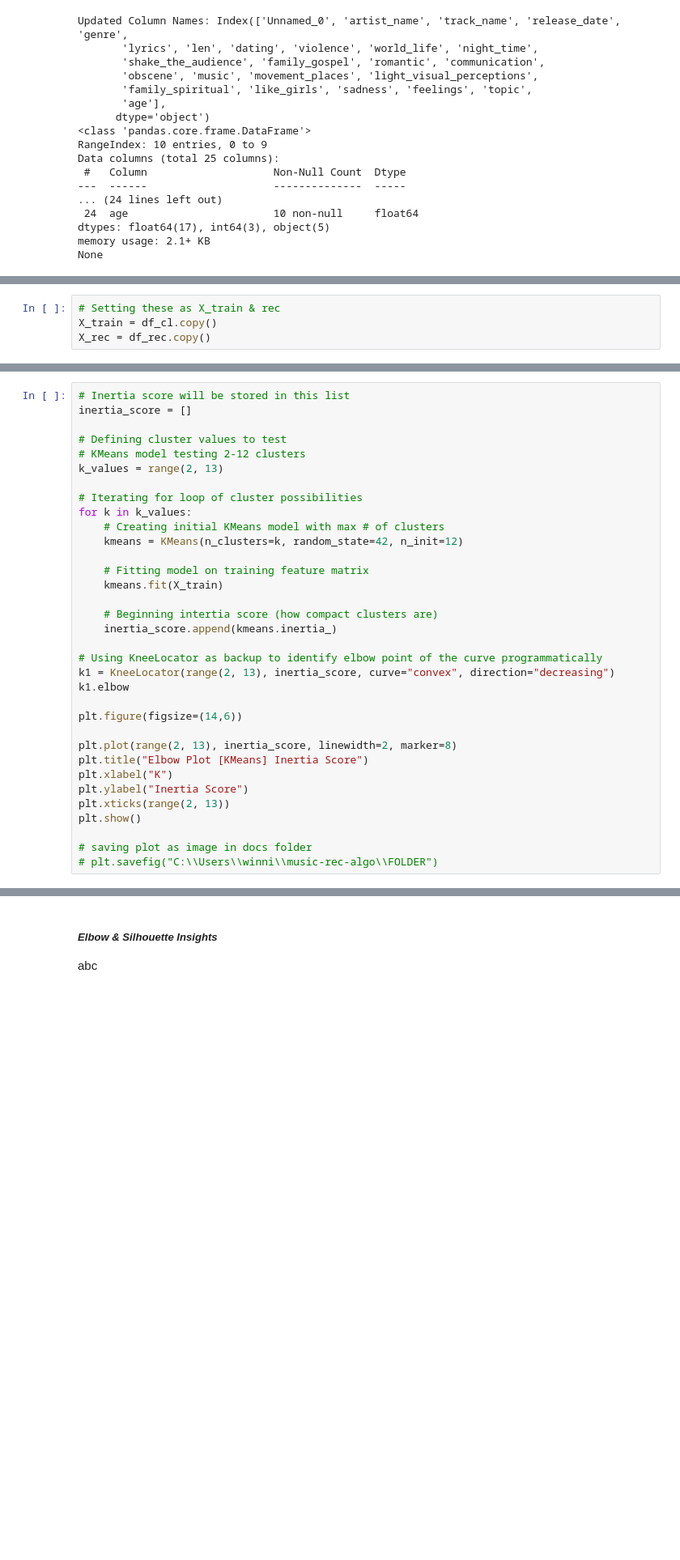
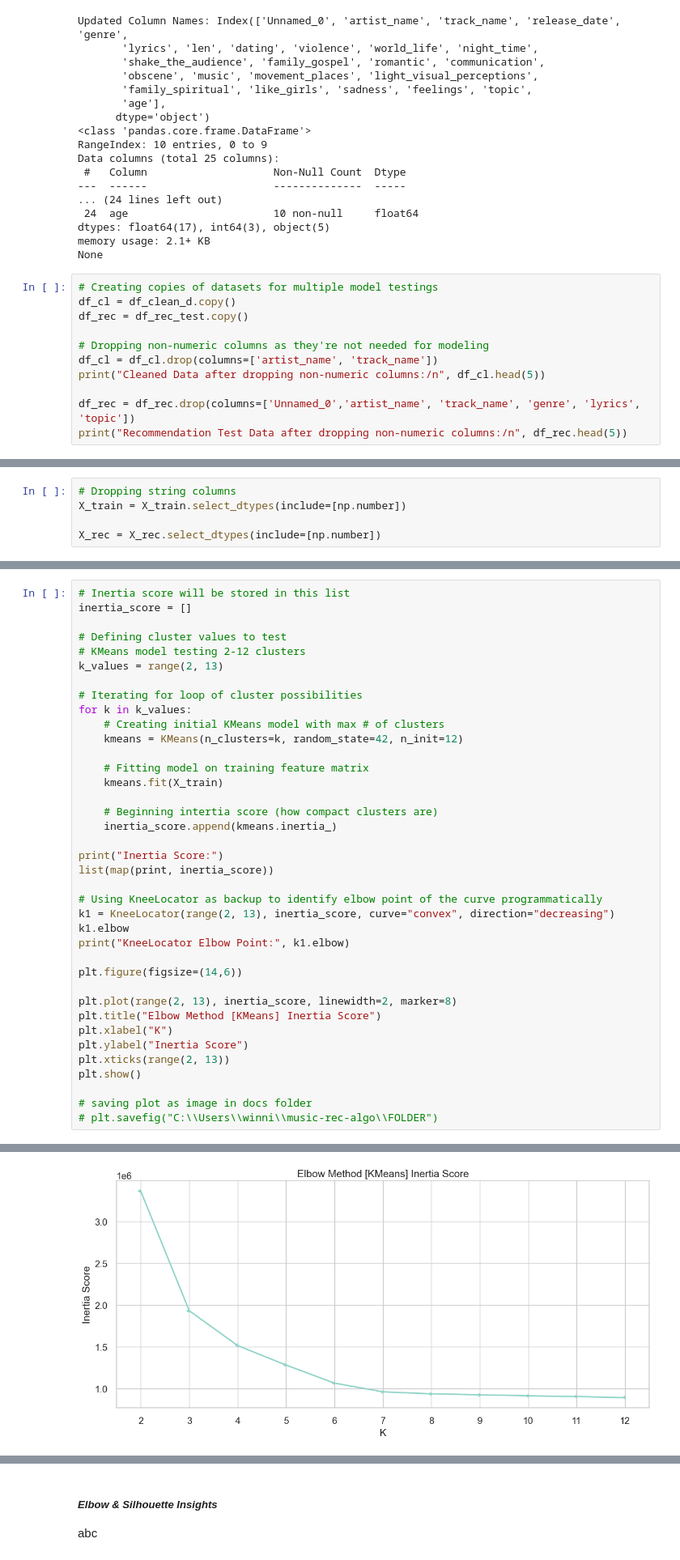
Before and after one commit to winni-datadiva/music-rec-algo, a Jupyter notebook: Code/03_Model.ipynb, the cells around one changed output, grey strips where cells are left out. Shown at 81% size. Cells and saved outputs as stored; diff of their text form; blank space fills up the shorter version.

Commit message:
updated inertia, silhouette, & knee methods with plots

```diff
--- a/Code/03_Model.ipynb
+++ b/Code/03_Model.ipynb
@@ -159,3 +161,14 @@ Data columns (total 25 columns):
 dtypes: float64(17), int64(3), object(5)
 memory usage: 2.1+ KB
 None
+# %%
+# Creating copies of datasets for multiple model testings
+df_cl = df_clean_d.copy()
+df_rec = df_rec_test.copy()
+
+# Dropping non-numeric columns as they're not needed for modeling
+df_cl = df_cl.drop(columns=['artist_name', 'track_name'])
+print("Cleaned Data after dropping non-numeric columns:/n", df_cl.head(5))
+
+df_rec = df_rec.drop(columns=['Unnamed_0','artist_name', 'track_name', 'genre', 'lyrics', 'topic'])
+print("Recommendation Test Data after dropping non-numeric columns:/n", df_rec.head(5))
@@ -182,7 +203,8 @@ Performing primliminary clustering via the Elbow Method and related methologies.
 # %%
-# Setting these as X_train & rec
-X_train = df_cl.copy()
-X_rec = df_rec.copy()
+# Dropping string columns
+X_train = X_train.select_dtypes(include=[np.number])
+
+X_rec = X_rec.select_dtypes(include=[np.number])
 # %%
 # Kneed sample generator & plotting
 
@@ -228,14 +258,18 @@ for k in k_values:
     # Beginning intertia score (how compact clusters are)
     inertia_score.append(kmeans.inertia_)
 
+print("Inertia Score:")
+list(map(print, inertia_score))
+
 # Using KneeLocator as backup to identify elbow point of the curve programmatically
 k1 = KneeLocator(range(2, 13), inertia_score, curve="convex", direction="decreasing")
 k1.elbow
+print("KneeLocator Elbow Point:", k1.elbow)
 
 plt.figure(figsize=(14,6))
 
 plt.plot(range(2, 13), inertia_score, linewidth=2, marker=8)
-plt.title("Elbow Plot [KMeans] Inertia Score")
+plt.title("Elbow Method [KMeans] Inertia Score")
 plt.xlabel("K")
 plt.ylabel("Inertia Score")
 plt.xticks(range(2, 13))
@@ -243,3 +277,4 @@ plt.show()
 
 # saving plot as image in docs folder
 # plt.savefig("C:\\Users\\winni\\music-rec-algo\\FOLDER")
+# %% [output]
@@ -245,0 +294 @@ plt.show()
+[figure, added]
```
Also changed, not shown: parts of 14 cells of this notebook.
